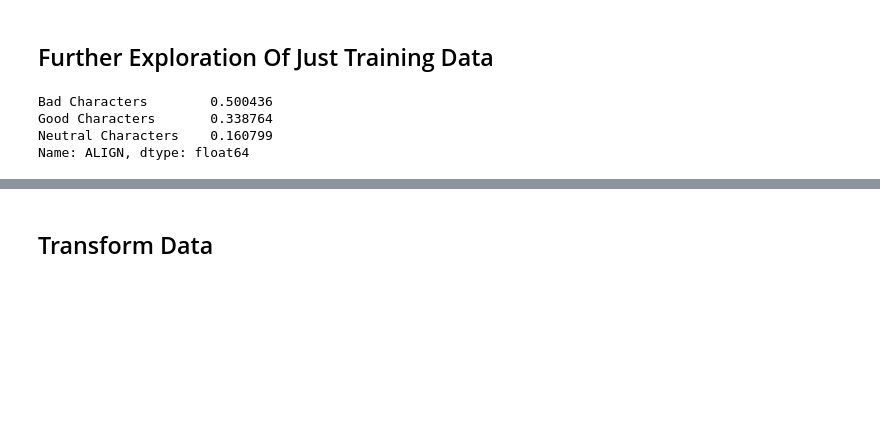
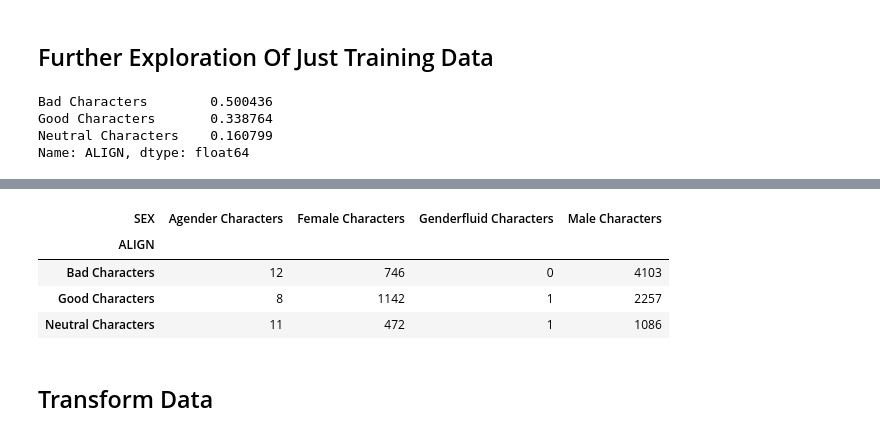
Before and after one commit to trentgillin/Machine_Learning_Projects, a Jupyter notebook: Marvel/Marvel Predictions.ipynb, the cells around one changed output, grey strips where cells are left out. Saved outputs shown, nothing was run; the diff lists cells and outputs as text; code cells hidden in the pictures; blank space fills up the shorter version.

```diff
--- a/Marvel/Marvel Predictions.ipynb
+++ b/Marvel/Marvel Predictions.ipynb
@@ -137,3 +146,14 @@ pd.crosstab(index=marvel_train['ALIGN'], columns=marvel['HAIR'])
+# %%
+# lets look at sex
+pd.crosstab(index=marvel_train['ALIGN'], columns=marvel['SEX'])
+
+# it appears more female charactes are good and more male characters are bad
+# %% [output]
+| SEX | Agender Characters | Female Characters | Genderfluid Characters | Male Characters |
+| ALIGN |  |  |  |  |
+| Bad Characters | 12 | 746 | 0 | 4103 |
+| Good Characters | 8 | 1142 | 1 | 2257 |
+| Neutral Characters | 11 | 472 | 1 | 1086 |
 # %% [markdown]
 ## Transform Data
 # %%
```
Also changed, not shown: parts of 15 cells of this notebook.
